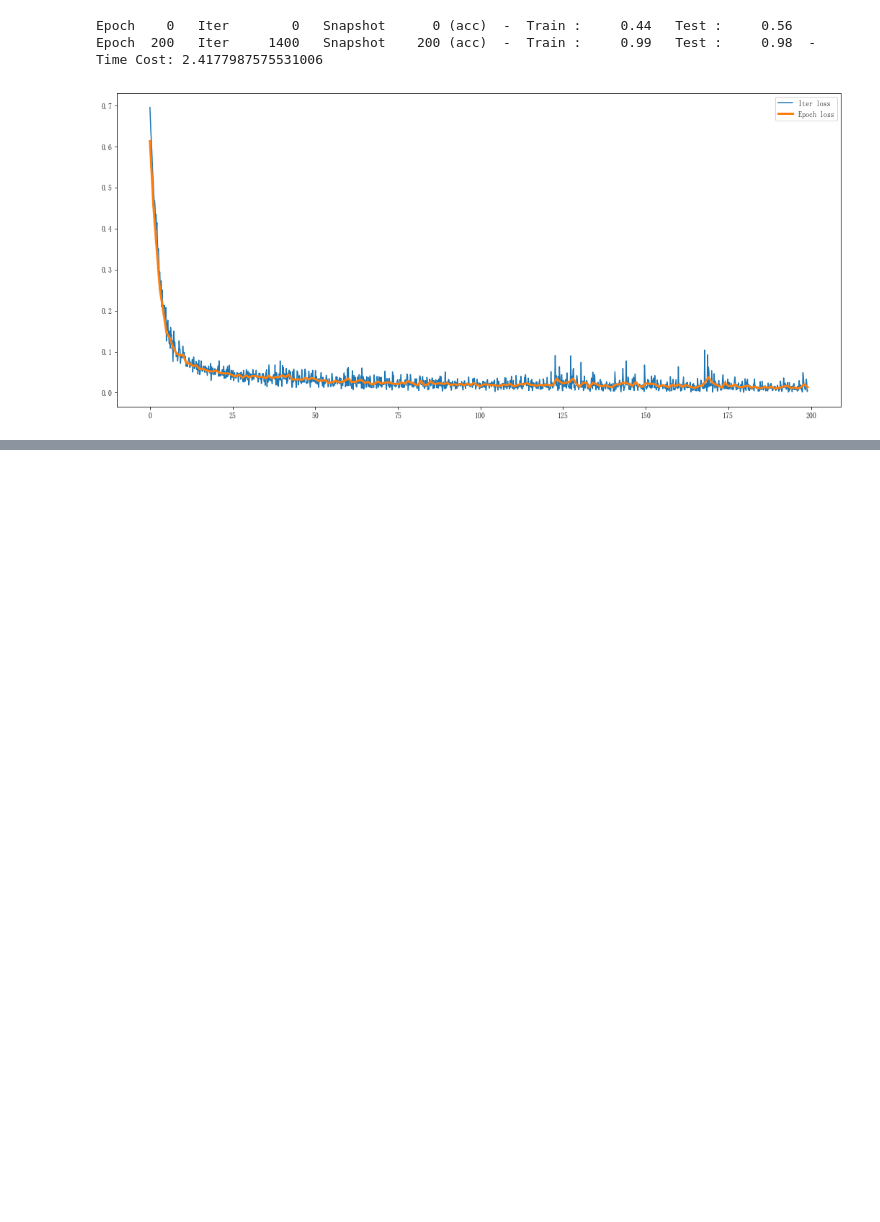
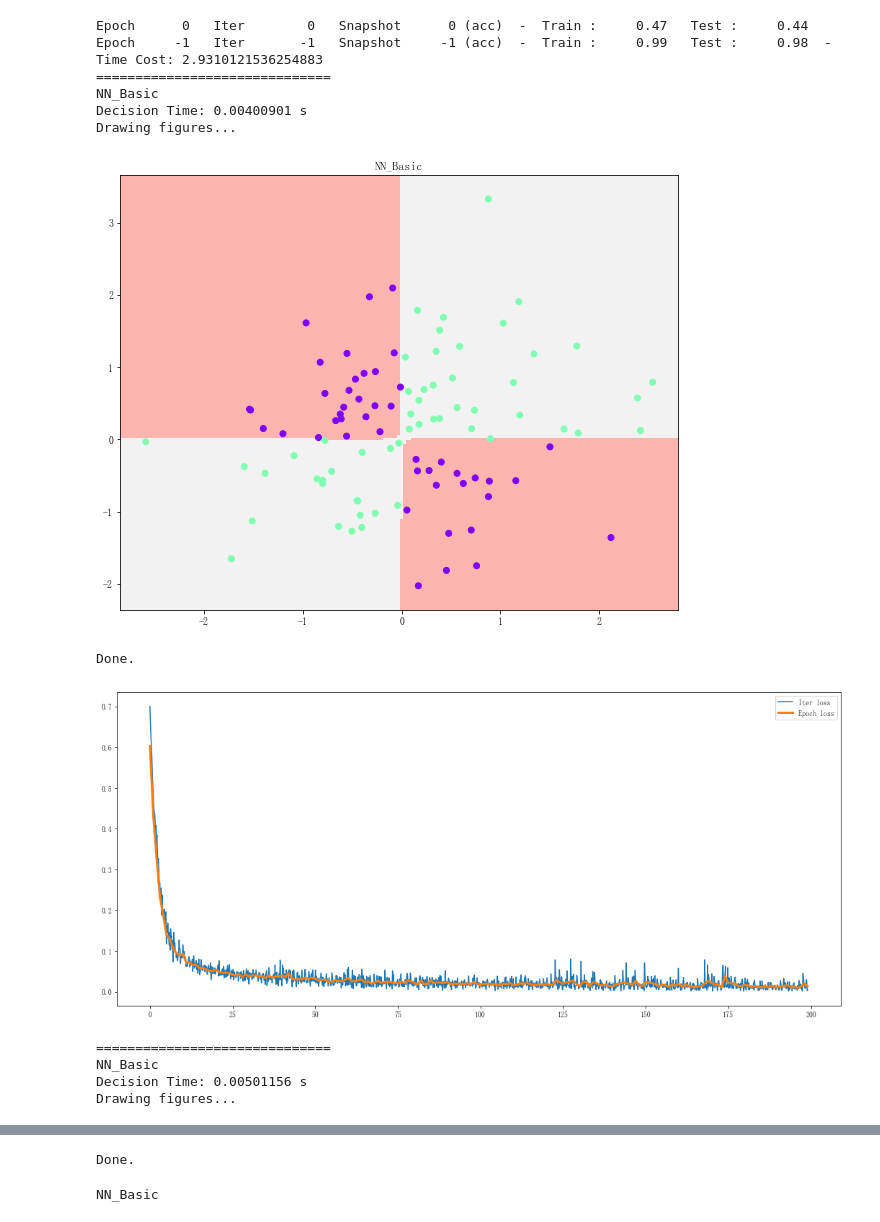
Before and after one commit to carefree0910/MachineLearning, a Jupyter notebook: _Dist/NeuralNetworks/c_BasicNN/BasicNN.ipynb, the cells around one changed output, grey strips where cells are left out. Saved outputs shown, nothing was run; the diff lists cells and outputs as text; code cells hidden in the pictures; blank space fills up the shorter version.

Commit message:
Update _Dist/NeuralNetworks/c_BasicNN

```diff
--- a/_Dist/NeuralNetworks/c_BasicNN/BasicNN.ipynb
+++ b/_Dist/NeuralNetworks/c_BasicNN/BasicNN.ipynb
@@ -4,6 +4,13 @@ import sys
 root_path = os.path.abspath("../../../")
 if root_path not in sys.path:
     sys.path.append(root_path)
+
+from NN import Basic
+from Util.Util import DataUtil
+
+%matplotlib inline
+import numpy as np
+import matplotlib.pyplot as plt
 
 def draw_losses(nn):
     el, il = nn.log["epoch_loss"], nn.log["iter_loss"]
@@ -14,19 +21,29 @@ def draw_losses(nn):
     plt.legend()
     plt.show()
 
-from NN import Basic
-from Util.Util import DataUtil
-
-%matplotlib inline
-import numpy as np
-import matplotlib.pyplot as plt
-plt.rcParams["figure.figsize"] = (18, 8)
+def draw_results(nn, x, y):
+    plt.rcParams["figure.figsize"] = (10, 8)
+    nn.visualize2d(x, y)
+    plt.rcParams["figure.figsize"] = (18, 8)
+    draw_losses(nn)
 # %%
 x_train, y_train = DataUtil.gen_xor(size=1000, one_hot=False)
 x_test, y_test = DataUtil.gen_xor(size=100, one_hot=False)
 nn = Basic(model_param_settings={"n_epoch": 200}).fit(x_train, y_train, x_test, y_test, snapshot_ratio=0)
-draw_losses(nn)
+draw_results(nn, x_test, y_test)
+plt.rcParams["figure.figsize"] = (10, 8)
+nn.visualize2d(x_test, y_test, padding=2)
 # %% [output]
-Epoch    0   Iter        0   Snapshot      0 (acc)  -  Train :     0.44   Test :     0.56
-Epoch  200   Iter     1400   Snapshot    200 (acc)  -  Train :     0.99   Test :     0.98  -  Time Cost: 2.4177987575531006
+Epoch      0   Iter        0   Snapshot      0 (acc)  -  Train :     0.47   Test :     0.44
+Epoch     -1   Iter       -1   Snapshot     -1 (acc)  -  Train :     0.99   Test :     0.98  -  Time Cost: 2.9310121536254883
+==============================
+NN_Basic
+Decision Time: 0.00400901 s
+Drawing figures...
-[figure, old version]
+[figure, new version]
+Done.
+[figure, added]
+==============================
+NN_Basic
+Decision Time: 0.00501156 s
+Drawing figures...
@@ -33,3 +51,5 @@ Epoch  200   Iter     1400   Snapshot    200 (acc)  -  Train :     0.99   Test :
+Done.
+NN_Basic
 # %%
 x_train, y_train = DataUtil.gen_spiral(size=1000, one_hot=False)
 x_test, y_test = DataUtil.gen_spiral(size=100, one_hot=False)
```
Also changed, not shown: parts of 5 cells of this notebook.
